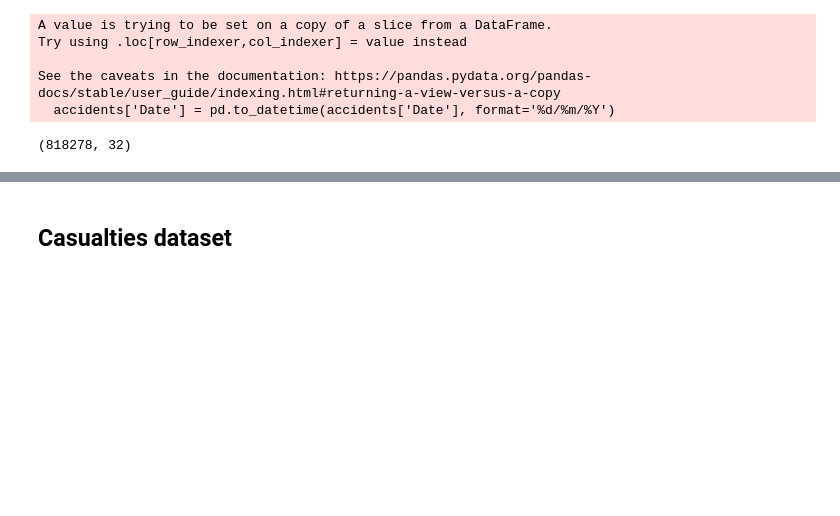
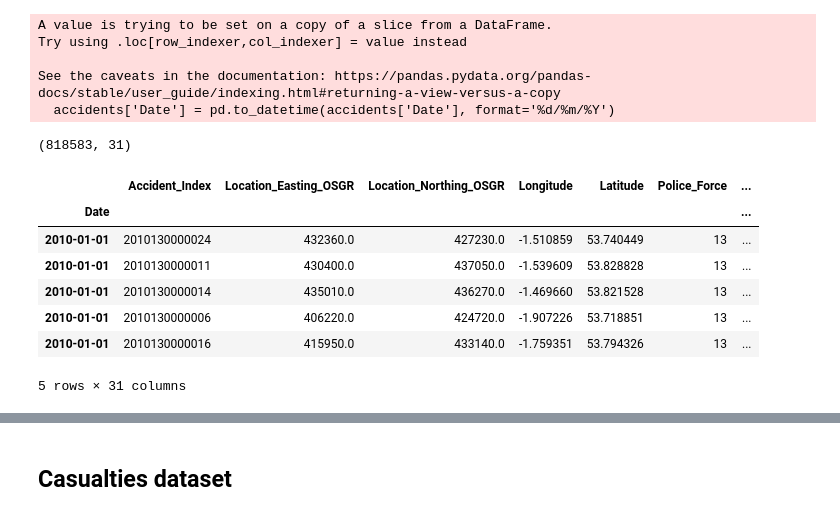
Before and after one commit to ersan-kucukoglu/accidents_python-project, a Jupyter notebook: code/data_cleaning_exploration.ipynb, the cells around one changed output, grey strips where cells are left out. Saved outputs shown, nothing was run; the diff lists cells and outputs as text; code cells hidden in the pictures; blank space fills up the shorter version.

Commit message:
changed the filtering the date

```diff
--- a/code/data_cleaning_exploration.ipynb
+++ b/code/data_cleaning_exploration.ipynb
@@ -81,14 +124,25 @@ Try using .loc[row_indexer,col_indexer] = value instead
 
 See the caveats in the documentation: https://pandas.pydata.org/pandas-docs/stable/user_guide/indexing.html#returning-a-view-versus-a-copy
   accidents['Date'] = pd.to_datetime(accidents['Date'], format='%d/%m/%Y')
-# %%
-# Filter data between two dates
-accidents = accidents.loc[(accidents['Date'] >= '01/01/2010')
-                     & (accidents['Date'] < '31/12/2015')]
+# %%
+accidents=accidents.set_index('Date').sort_index()
+# %%
+accidents = accidents.loc['2010-01-01':'2015-12-31']
+# %%
+accidents.shape
+# %% [output]
+(818583, 31)
 # %%
 #filter the date between 2010-01-01 and 2015-12-31
-accidents.shape
+accidents.head()
 # %% [output]
+|  | Accident_Index | Location_Easting_OSGR | Location_Northing_OSGR | Longitude | Latitude | Police_Force | ... |
+| Date |  |  |  |  |  |  | ... |
+| 2010-01-01 | 2010130000024 | 432360.0 | 427230.0 | -1.510859 | 53.740449 | 13 | ... |
+| 2010-01-01 | 2010130000011 | 430400.0 | 437050.0 | -1.539609 | 53.828828 | 13 | ... |
+| 2010-01-01 | 2010130000014 | 435010.0 | 436270.0 | -1.469660 | 53.821528 | 13 | ... |
+| 2010-01-01 | 2010130000006 | 406220.0 | 424720.0 | -1.907226 | 53.718851 | 13 | ... |
+| 2010-01-01 | 2010130000016 | 415950.0 | 433140.0 | -1.759351 | 53.794326 | 13 | ... |
-(818278, 32)
+5 rows × 31 columns
 # %%
 accidents.isnull().sum()
```
Also changed, not shown: parts of 5 cells of this notebook.
